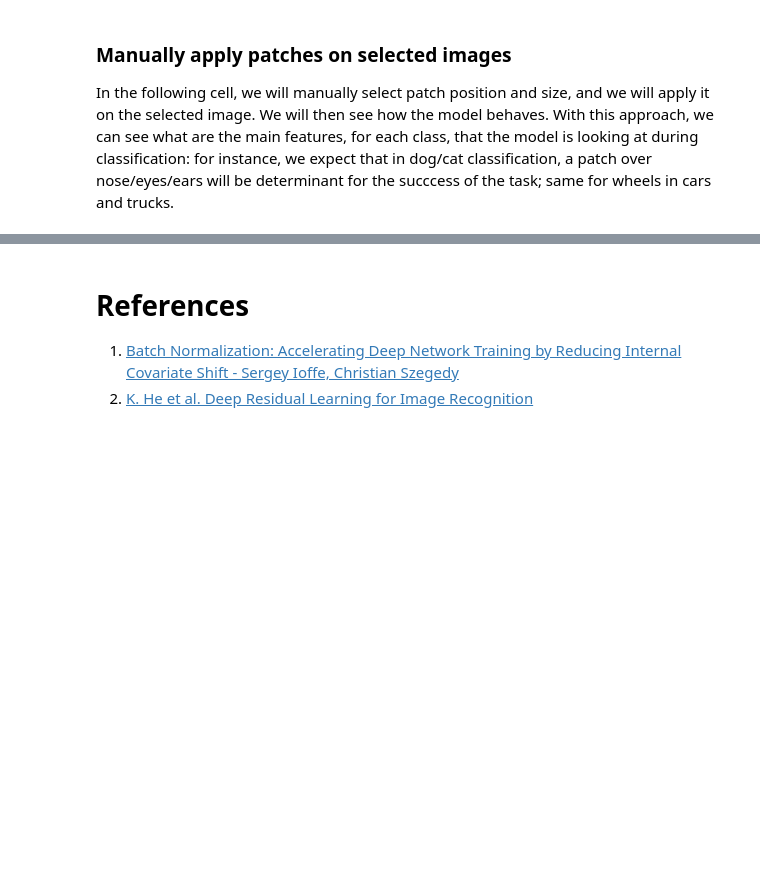
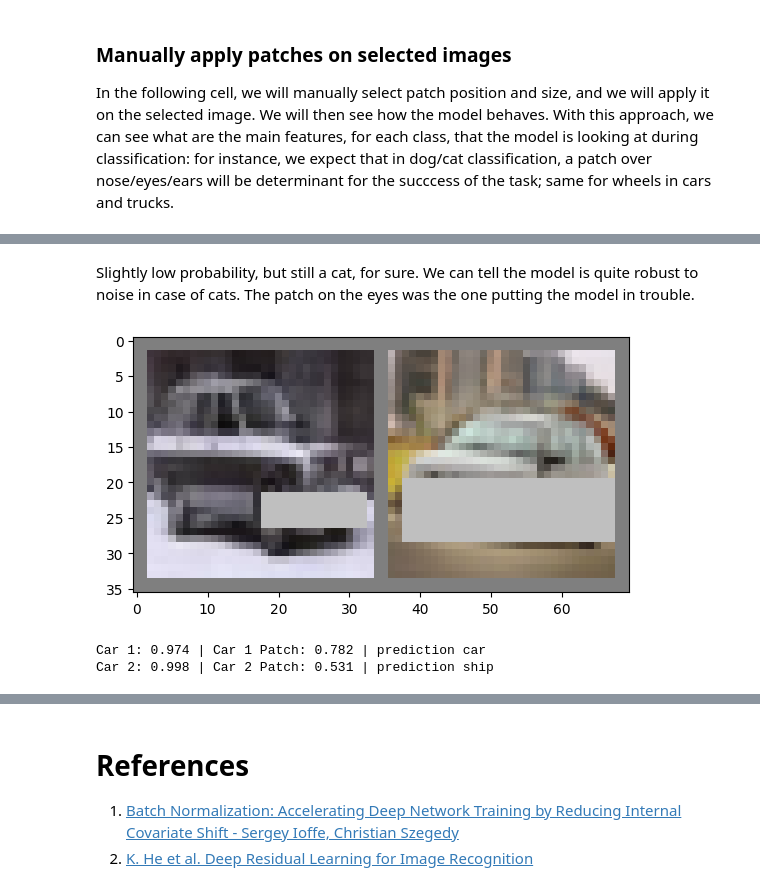
Before and after one commit to vornao/ispr-assignments, a Jupyter notebook: assignment-three/ispr-assignment-3-2.ipynb, the cells around one changed output, grey strips where cells are left out. Cells and saved outputs as stored; diff of their text form; code cells hidden in the pictures; blank space fills up the shorter version.

```diff
--- a/assignment-three/ispr-assignment-3-2.ipynb
+++ b/assignment-three/ispr-assignment-3-2.ipynb
@@ -898,0 +970,25 @@ imshow(torchvision.utils.make_grid(images['cat']+images['dog']))
+# %% [markdown]
+Slightly low probability, but still a cat, for sure. We can tell the model is quite robust to noise in case of cats. The patch on the eyes was the one putting the model in trouble.
+# %%
+cars = images['car']
+car1 = float(torch.exp(torch.max(model(cars[0].unsqueeze(0)))).detach().numpy())
+car2 = float(torch.exp(torch.max(model(cars[1].unsqueeze(0)))).detach().numpy())
+
+# apply patch on center of car1
+car1_patch = apply_rectangular_patch(cars[0], 20, 16, 5, 15)
+car2_patch = apply_rectangular_patch(cars[1], 18, 2, 9, 30)
+
+imshow(torchvision.utils.make_grid(torch.tensor([car1_patch, car2_patch])))
+
+car1_patch_prob = float(torch.exp(torch.max(model(torch.tensor(car1_patch).unsqueeze(0)))).detach().numpy())
+car1_patch_label = label_dict[np.argmax(model(torch.tensor(car1_patch).unsqueeze(0)).detach().numpy())]
+
+car2_patch_prob = float(torch.exp(torch.max(model(torch.tensor(car2_patch).unsqueeze(0)))).detach().numpy())
+car2_patch_label = label_dict[np.argmax(model(torch.tensor(car2_patch).unsqueeze(0)).detach().numpy())]
+
+print(f"Car 1: {car1:.3f} | Car 1 Patch: {car1_patch_prob:.3f} | prediction {car1_patch_label}")
+print(f"Car 2: {car2:.3f} | Car 2 Patch: {car2_patch_prob:.3f} | prediction {car2_patch_label}")
+# %% [output]
+[figure, added]
+Car 1: 0.974 | Car 1 Patch: 0.782 | prediction car
+Car 2: 0.998 | Car 2 Patch: 0.531 | prediction ship
```
Also changed, not shown: parts of 15 cells of this notebook.
